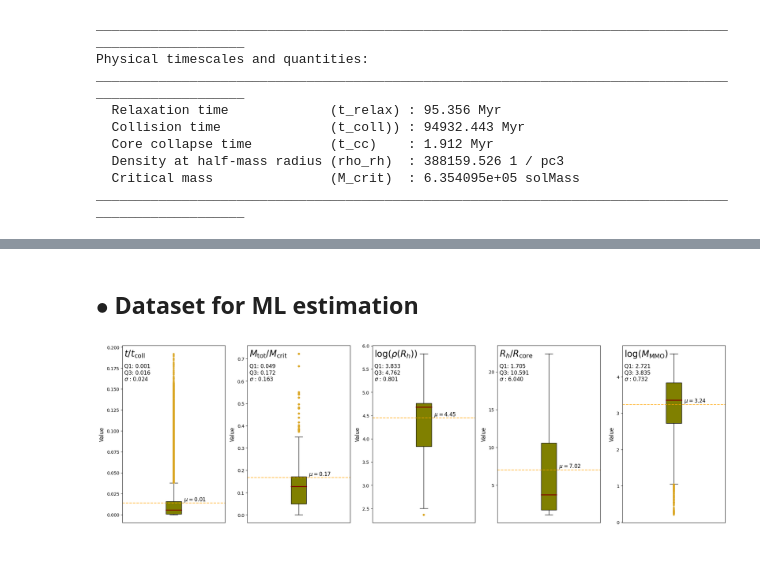
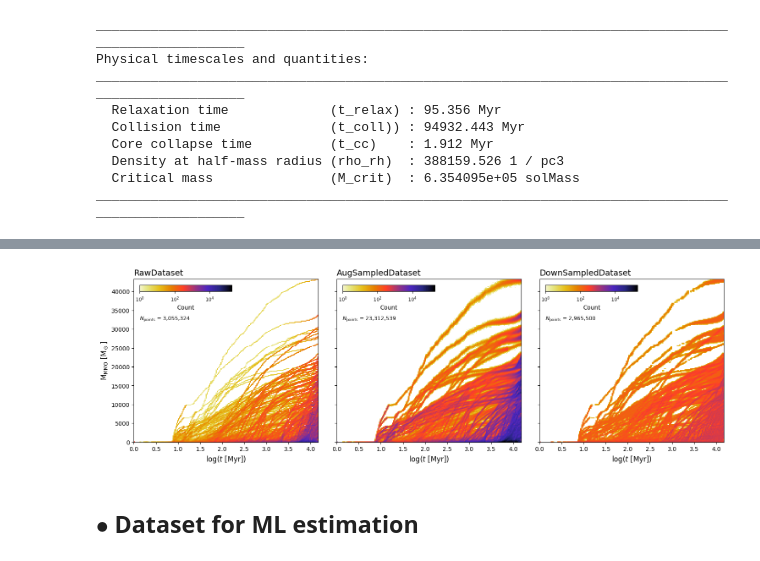
Before and after one commit to Milo-Jsb/LEMONsc, a Jupyter notebook: notebooks/SmallMOCCA.ipynb, the cells around one changed output, grey strips where cells are left out. Saved outputs shown, nothing was run; the diff lists cells and outputs as text; code cells hidden in the pictures.

```diff
--- a/notebooks/SmallMOCCA.ipynb
+++ b/notebooks/SmallMOCCA.ipynb
@@ -263,0 +290,24 @@ plt.show()
+# %%
+# Process simulations -------------------------------------------------------------------------------------------#
+
+# Retrieve original simulations
+t_base, m_base, phy_base = data_processor.process_simulations(
+                            simulations,
+                            exp_type,
+                            augmentation = False,
+                            apply_noise  = False,
+                            n_virtual    = None,
+                            verbose      = True)
+
+# Perform a sampling augmentation and noise addition to the simulations
+t_augm, m_augm, phy_augm = data_processor.process_simulations(
+                            simulations,
+                            exp_type,
+                            augmentation = True,
+                            apply_noise  = True,
+                            n_virtual    = config.n_virtual,
+                            verbose      = False)
+
+# Downsampling the simulations retrieved using the a 2d histogram
+t_down, m_down, phy_down = downsampling_processor.perform_downsampling(t_augm, m_augm, phy_augm)
+#----------------------------------------------------------------------------------------------------------------#
@@ -264,3 +323,15 @@ plt.show()
+# %%
+# Plot the files and observe the elements retrieved -------------------------------------------------------------#
+cmap_trunc = truncate_colormap("CMRmap_r")
+dataset_2Dhist_comparison(times_base = t_base, masses_base = m_base,
+                          times_aug  = t_augm, masses_aug  = m_augm,
+                          times_filt = t_down, masses_filt = m_down,
+                          bins     = 200,
+                          cmap     = cmap_trunc,
+                          show     = True)
+#----------------------------------------------------------------------------------------------------------------#
+# %% [output]
+[figure, added]
 # %% [markdown]
 ## **$\bullet$ Dataset for ML estimation**
 # %%
@@ -310,9 +401,8 @@ features_names = [r"$t/t_{\rm coll}$",
 # %%
-boxplot_analysis(features= train_df[feature], feature_names= features_names,
-                 path_save= "./figures/moccasurvey/",
-                 name_file= "pm_exp_1",
-                 dataset_name= "moccasurvey",
-                 figsize= (20,6))
+boxplot_features_with_points(features= train_df[feature], feature_names= features_names,
+                 path_save    = "./figures/features/",
+                 name_file    = "massive_set",
+                 dataset_name = "moccasurvey",
+                 point_color  = "wheat",
+                 figsize      = (24,6))
-# %% [output]
-[figure, removed]
 # %%
```
Also changed, not shown: parts of 37 cells of this notebook, 15 other files.
